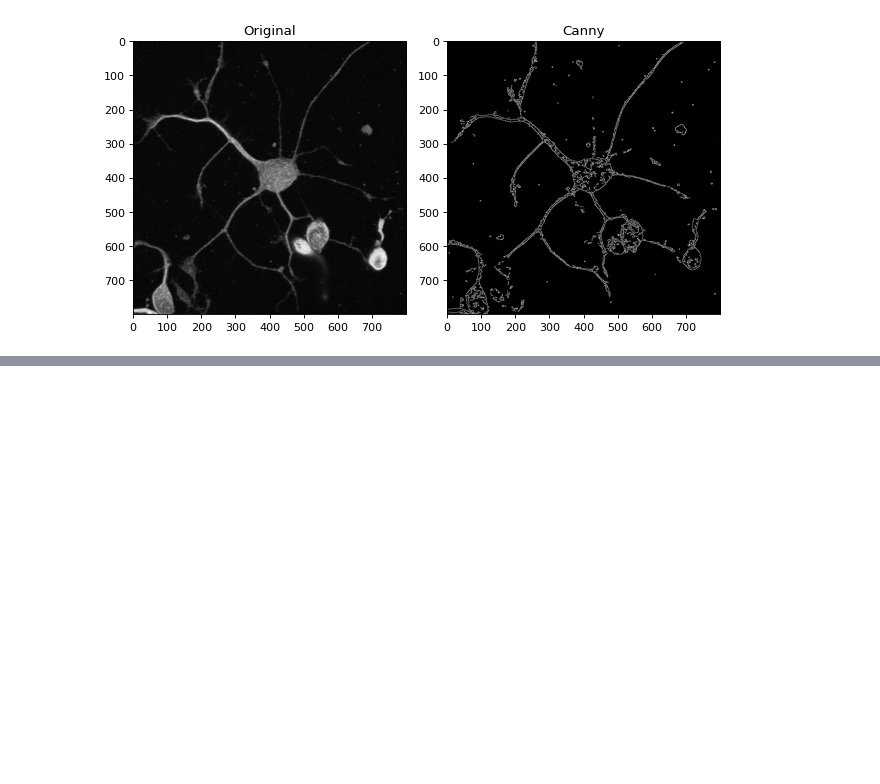
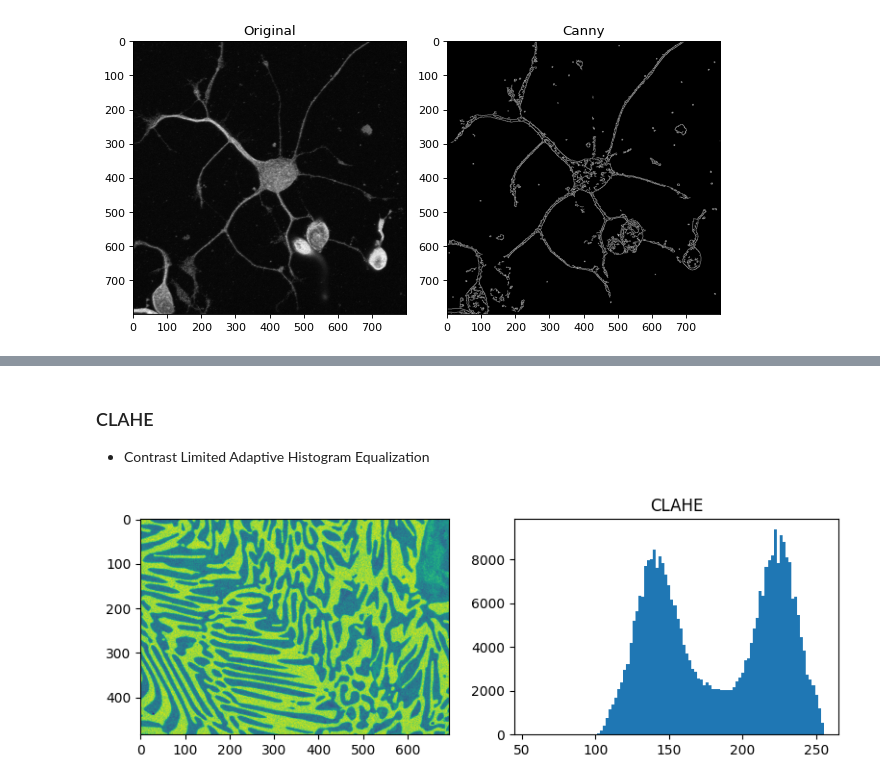
Before and after one commit to RK-IM/ML-contents, a Jupyter notebook: Image_processing/002_opencv_tutorial.ipynb, the cells around one changed output, grey strips where cells are left out. Drawn from its saved outputs; the diff is of its cells as text; code cells hidden in the pictures; blank space fills up the shorter version.

```diff
--- a/Image_processing/002_opencv_tutorial.ipynb
+++ b/Image_processing/002_opencv_tutorial.ipynb
@@ -127,0 +150,15 @@ plt.show()
+# %% [markdown]
+### CLAHE
+- Contrast Limited Adaptive Histogram Equalization
+# %%
+clahe = cv2.createCLAHE(clipLimit=2., tileGridSize=(8, 8))
+cl_img = clahe.apply(img)
+
+fig, axes = plt.subplots(1, 2, figsize=(8, 3))
+axes[0].imshow(cl_img)
+axes[1].hist(cl_img.flatten(), bins=100)
+axes[1].set_title("CLAHE")
+plt.tight_layout()
+plt.show()
+# %% [output]
+[figure, added]
```
Also changed, not shown: parts of 16 cells of this notebook.
